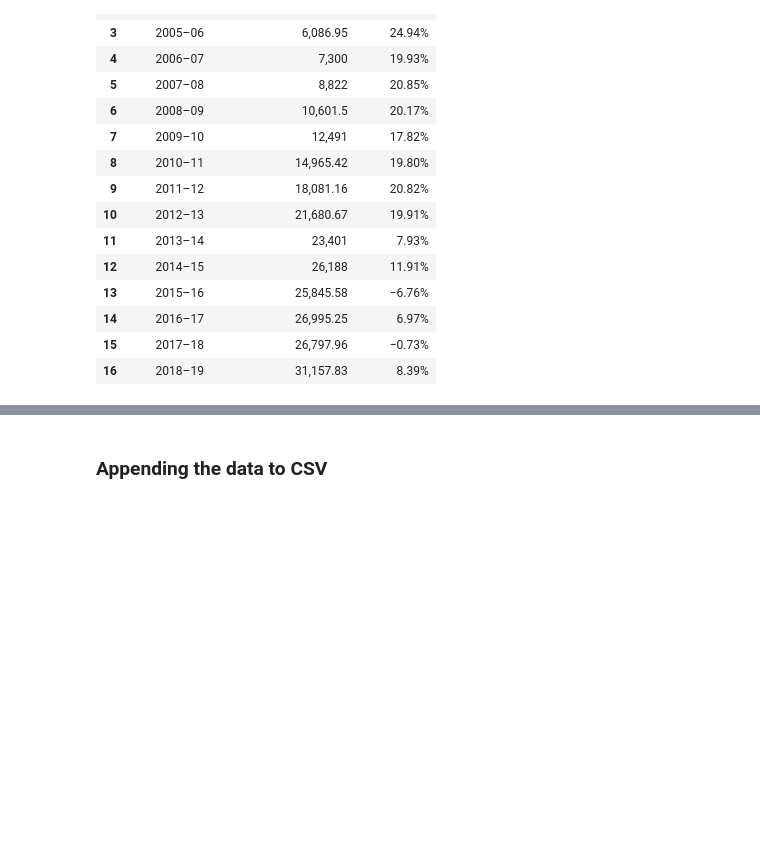
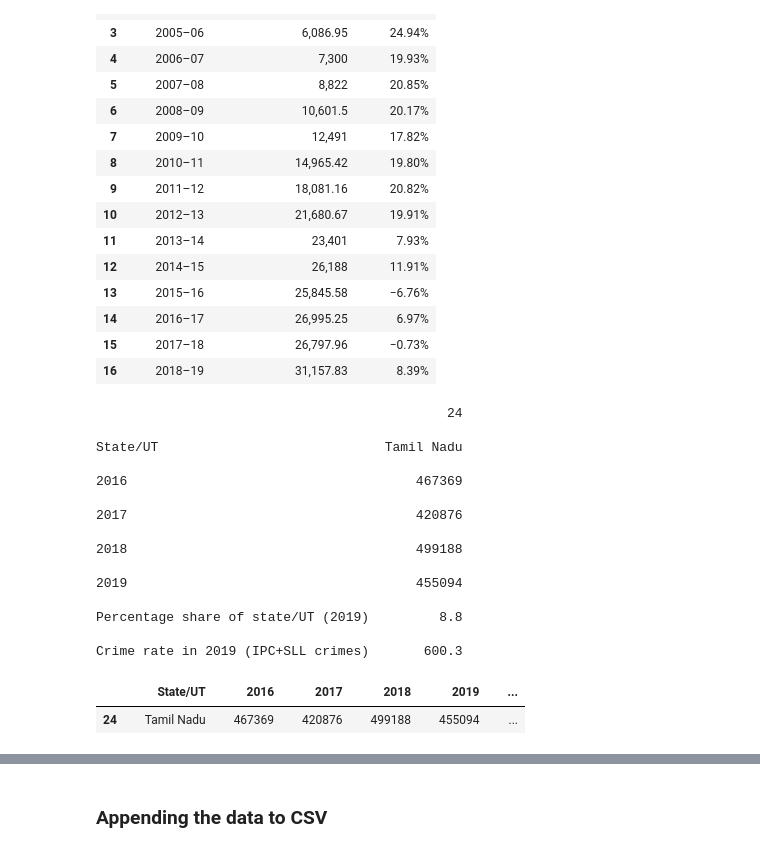
Before and after one commit to Roshni-Bala/Movies-Alcohol-Data-Analysis, a Jupyter notebook: Movies.ipynb, the cells around one changed output, grey strips where cells are left out. Cells and saved outputs as stored; diff of their text form; code cells hidden in the pictures; blank space fills up the shorter version.

```diff
--- a/Movies.ipynb
+++ b/Movies.ipynb
@@ -296,3 +296,60 @@ saved
 | 14 |  | 2016–17 |  | 26,995.25 |  | 6.97% |
 | 15 |  | 2017–18 |  | 26,797.96 |  | −0.73% |
 | 16 |  | 2018–19 |  | 31,157.83 |  | 8.39% |
+# %%
+
+dict_crime = {'2016':467369, '2017':420876, '2018':499188, '2019':455094
+
+}
+
+
+import requests
+from bs4 import BeautifulSoup
+import re
+import string
+import numpy as np
+import pandas as pd
+url = 'https://en.wikipedia.org/wiki/Crime_in_India'
+page = requests.get(url).text
+soup = BeautifulSoup(page, "lxml")
+
+def get1Table(url):
+    rows = []
+    for child in soup.find_all('tbody')[1].children:
+        row = []
+        for td in child:
+            try:
+                row.append(td.text.replace('\n', ''))
+            except:
+                continue
+        if len(row) > 0:
+            rows.append(row)
+
+    df = pd.DataFrame(rows[1:], columns=rows[0])
+    return df
+
+df1 = get1Table(url)
+df2 = (df1[df1['State/UT'] == 'Tamil Nadu'])
+df_crime = df2.T
+print(df_crime)
+#df3 = df2['2016', '2017', '2018', '2019']
+#print(df3)
+df2.head(5)
+# %% [output]
+                                             24
+
+State/UT                             Tamil Nadu
+
+2016                                     467369
+
+2017                                     420876
+
+2018                                     499188
+
+2019                                     455094
+
+Percentage share of state/UT (2019)         8.8
+
+Crime rate in 2019 (IPC+SLL crimes)       600.3
+|  |  | State/UT |  | 2016 |  | 2017 |  | 2018 |  | 2019 |  | ... |
+| 24 |  | Tamil Nadu |  | 467369 |  | 420876 |  | 499188 |  | 455094 |  | ... |
```
Also changed, not shown: parts of 7 cells of this notebook.
